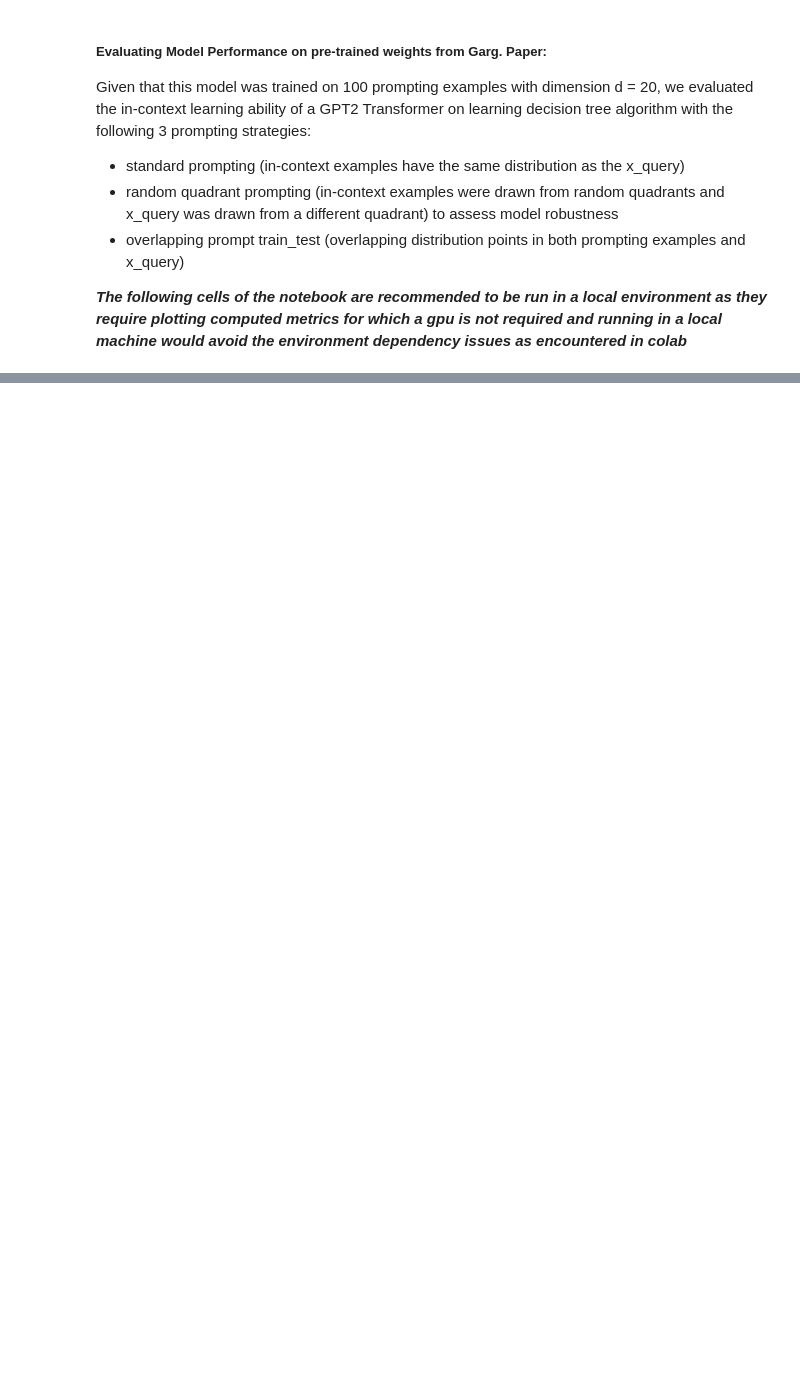
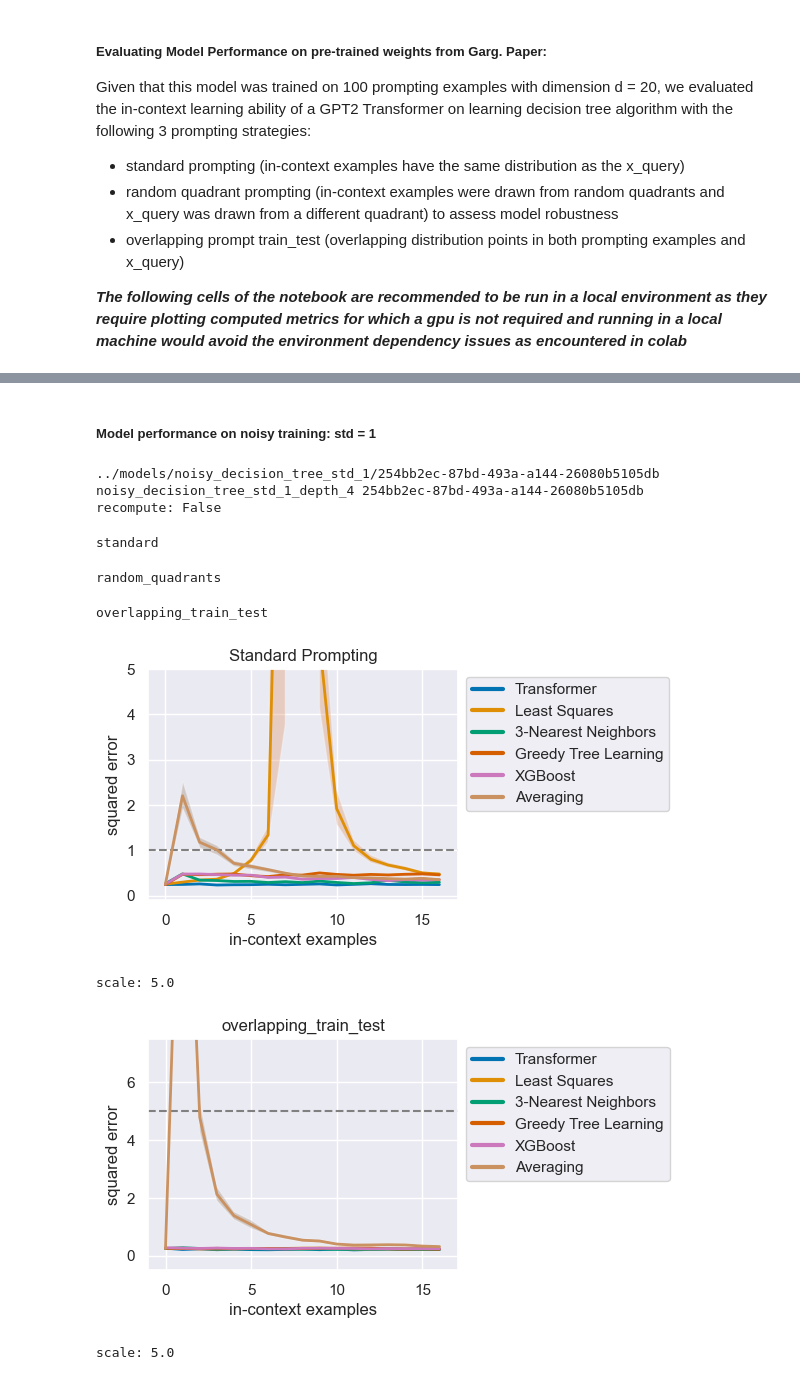
Before and after one commit to azhara001/in-context-learning-trees, a Jupyter notebook: src/eval.ipynb, the cells around one changed output, grey strips where cells are left out. Drawn from its saved outputs; the diff is of its cells as text; code cells hidden in the pictures; blank space fills up the shorter version.

```diff
--- a/src/eval.ipynb
+++ b/src/eval.ipynb
@@ -243,0 +215,19 @@ The error does increase, especially when the number of in-context examples excee
+# %% [markdown]
+##### Model performance on noisy training: std = 1
+# %%
+task = "noisy_decision_tree_std_1"
+run_id = "254bb2ec-87bd-493a-a144-26080b5105db"
+
+
+process_task_run(task, run_id, run_dir, df, relevant_model_names)
+# %% [output]
+../models/noisy_decision_tree_std_1/254bb2ec-87bd-493a-a144-26080b5105db
+noisy_decision_tree_std_1_depth_4 254bb2ec-87bd-493a-a144-26080b5105db
+recompute: False
+standard
+random_quadrants
+overlapping_train_test
+[figure, added]
+scale: 5.0
+[figure, added]
+scale: 5.0
```
Also changed, not shown: parts of 28 cells of this notebook, 14 other files.
